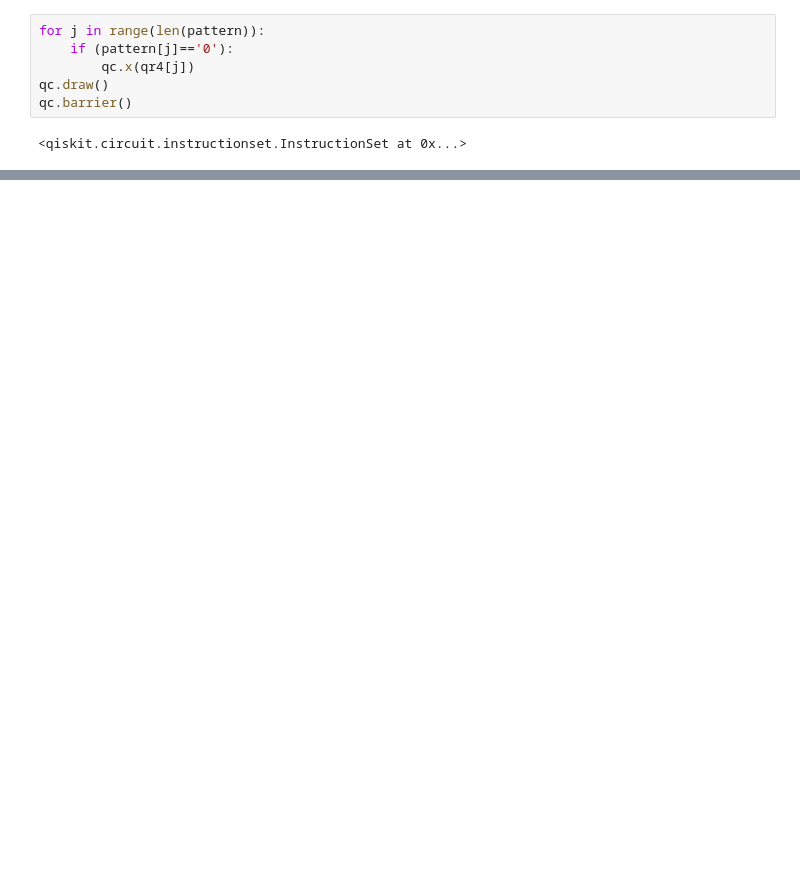
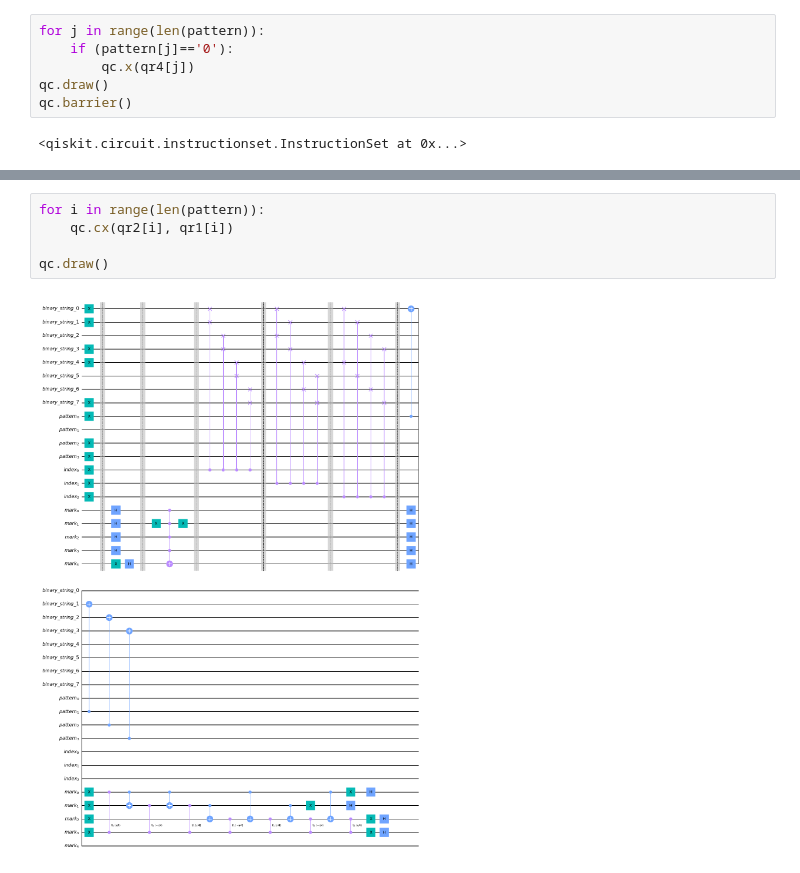
Before and after one commit to SakibulIslamSazzad/Quantum-Pattern-Matching, a Jupyter notebook: Quantum Pattern matching.ipynb, the cells around one changed output, grey strips where cells are left out. Drawn from its saved outputs; the diff is of its cells as text; blank space fills up the shorter version.

```diff
--- a/Quantum Pattern matching.ipynb
+++ b/Quantum Pattern matching.ipynb
@@ -139,3 +152,10 @@ qc.draw()
+# %%
+for i in range(len(pattern)):
+    qc.cx(qr2[i], qr1[i])
+
+qc.draw()
+# %% [output]
+[figure, added]
 # %%
 # Create a Quantum Circuit
 from qiskit import *
```
Also changed, not shown: parts of 10 cells of this notebook.
